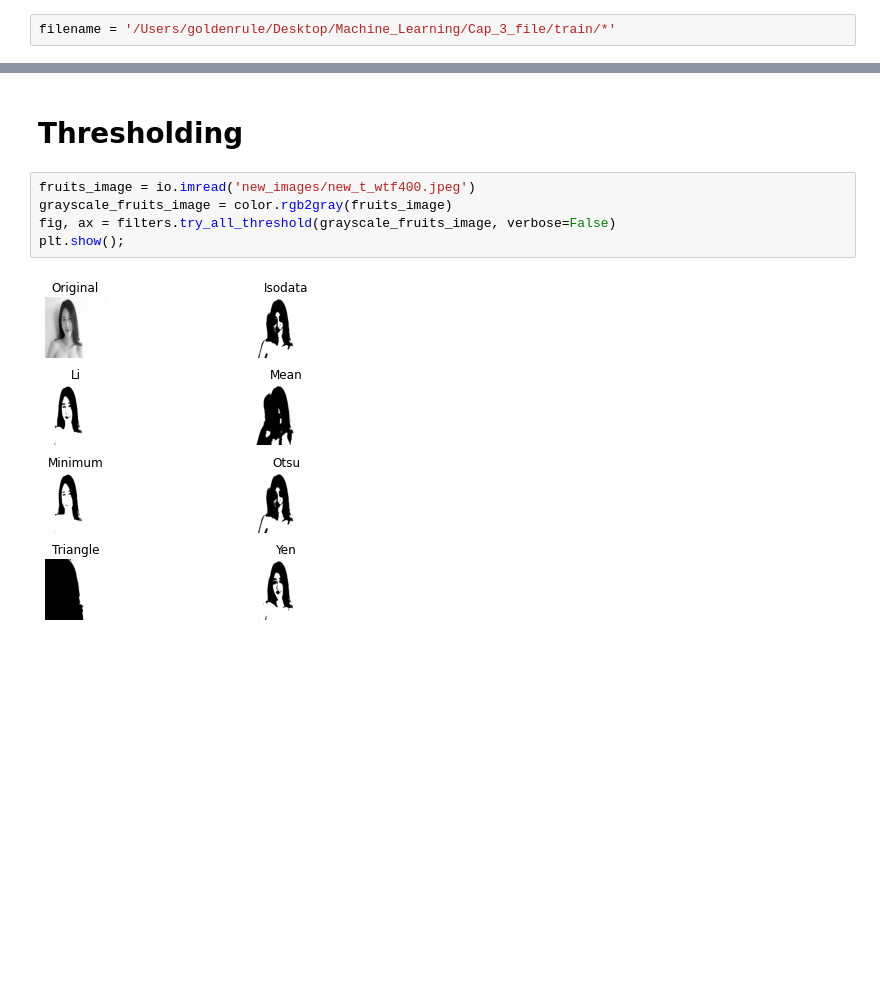
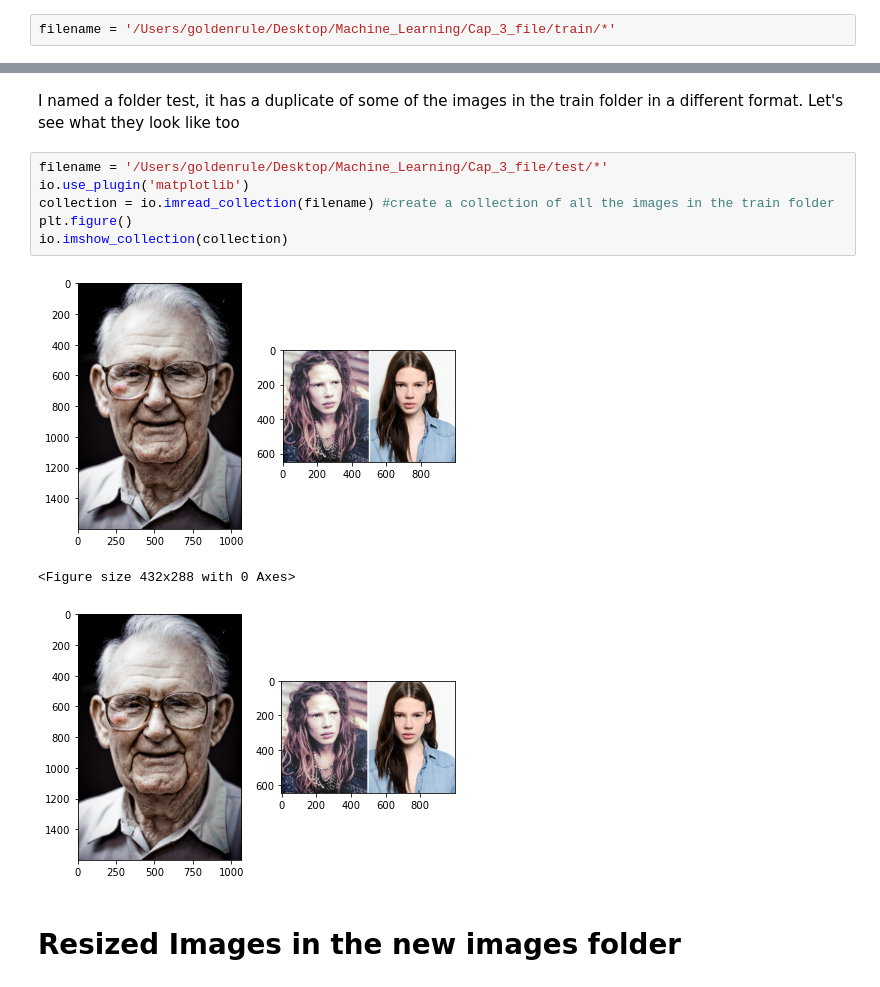
Before and after one commit to samokoye/Machine-Learning, a Jupyter notebook: Cap_3_file/Capstone 3 Preprocessing and Modeling.ipynb, the cells around one changed output, grey strips where cells are left out. Cells and saved outputs as stored; diff of their text form; blank space fills up the shorter version.

```diff
--- a/Cap_3_file/Capstone 3 Preprocessing and Modeling.ipynb
+++ b/Cap_3_file/Capstone 3 Preprocessing and Modeling.ipynb
@@ -97,9 +89,14 @@ io.imshow_collection(collection)
-# %% [markdown]
-# Thresholding
-# %%
-fruits_image = io.imread('new_images/new_t_wtf400.jpeg')
-grayscale_fruits_image = color.rgb2gray(fruits_image)
-fig, ax = filters.try_all_threshold(grayscale_fruits_image, verbose=False)
-plt.show();
-# %% [output]
-[figure, removed]
+# %% [markdown]
+I named a folder test, it has a duplicate of some of the images in the train folder in a different format. Let's see what they look like too
+# %%
+filename = '/Users/goldenrule/Desktop/Machine_Learning/Cap_3_file/test/*'
+io.use_plugin('matplotlib')
+collection = io.imread_collection(filename) #create a collection of all the images in the train folder
+plt.figure()
+io.imshow_collection(collection)
+# %% [output]
+[figure, added]
+<Figure size 432x288 with 0 Axes>
+[figure, added]
+# %% [markdown]
+# Resized Images in the new images folder
```
Also changed, not shown: parts of 46 cells of this notebook, 1 other file.
